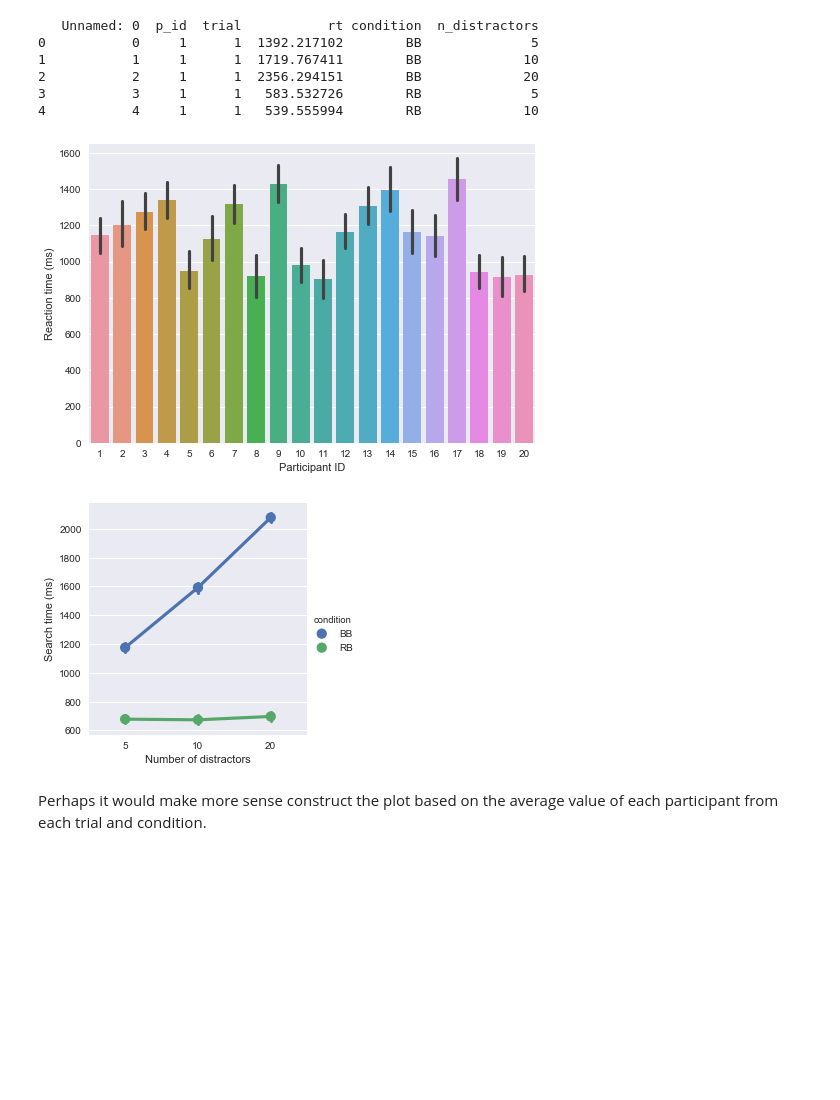
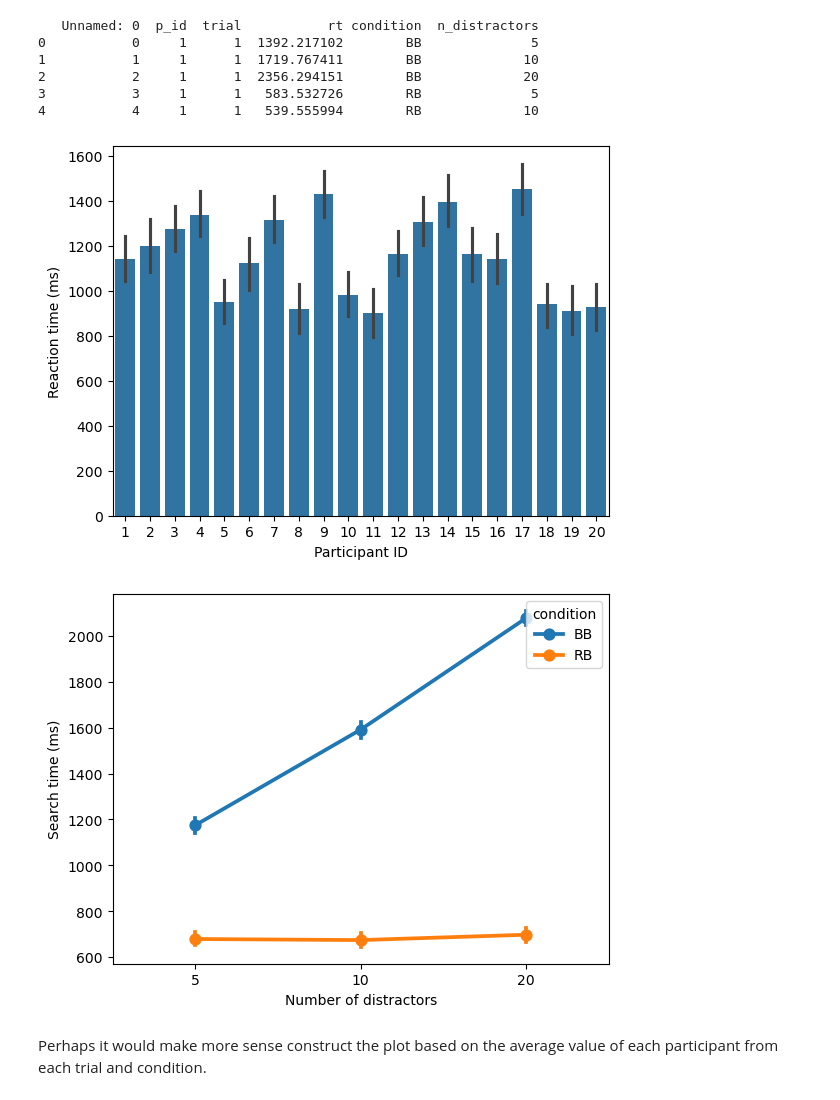
Before and after one commit to marcus-nystrom/python_course, a Jupyter notebook: Week7_lecture.ipynb, the cells around one changed output. Saved outputs shown, nothing was run; the diff lists cells and outputs as text; code cells hidden in the pictures; blank space fills up the shorter version.

```diff
--- a/Week7_lecture.ipynb
+++ b/Week7_lecture.ipynb
@@ -78,7 +82,7 @@ import seaborn as sns
 import matplotlib.pyplot as plt
 
 # Read data into pandas dataframe
-df = pd.read_csv('img\\results_visual_search.csv', sep = '\t')
+df = pd.read_csv(r'img/results_visual_search.csv', sep = '\t')
 # %%
 print(df.head())
 # %% [output]
@@ -95,15 +99,15 @@ plt.xlabel('Participant ID')
 plt.ylabel('Reaction time (ms)')
 plt.show()
 # %% [output]
-[figure, old version]
+[figure, new version]
 # %%
 # Plot reaction times across
-sns.factorplot(x="n_distractors", y="rt",hue='condition',data = df)
+sns.pointplot(x="n_distractors", y="rt",hue='condition',data = df)
 plt.xlabel('Number of distractors')
 plt.ylabel('Search time (ms)')
 plt.show()
 # %% [output]
-[figure, old version]
+[figure, new version]
 # %% [markdown]
 Perhaps it would make more sense construct the plot based on the average value of each participant from each trial and condition.
 # %%
```
Also changed, not shown: parts of 3 cells of this notebook.
